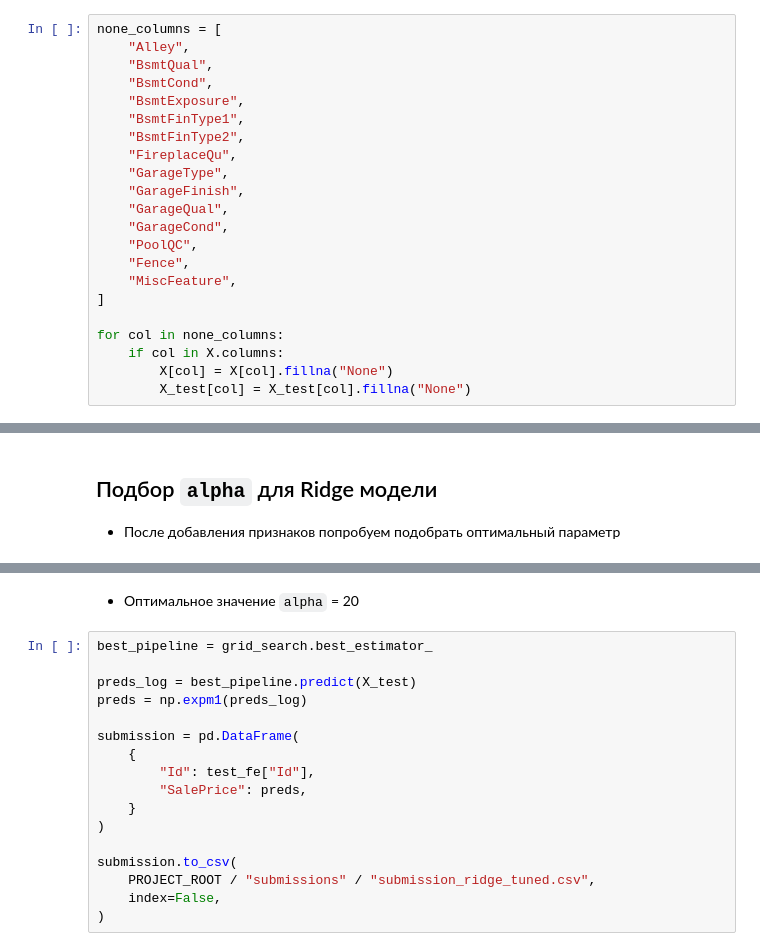
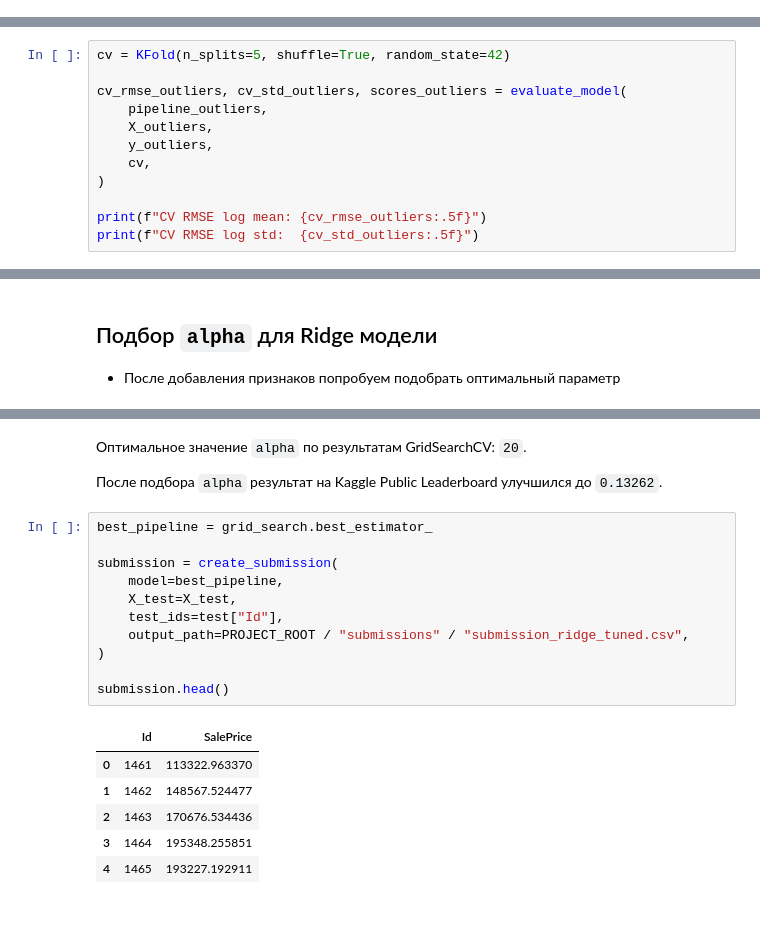
Before and after one commit to Tipok3465/house-prices-regression, a Jupyter notebook: notebooks/03_feature_engineering.ipynb, the cells around one changed output, grey strips where cells are left out. Cells and saved outputs as stored; diff of their text form; blank space fills up the shorter version.

```diff
--- a/notebooks/03_feature_engineering.ipynb
+++ b/notebooks/03_feature_engineering.ipynb
@@ -74,22 +138,0 @@ X_test = test_fe.drop(columns=["Id"])
-# %%
-none_columns = [
-    "Alley",
-    "BsmtQual",
-    "BsmtCond",
-    "BsmtExposure",
-    "BsmtFinType1",
-    "BsmtFinType2",
-    "FireplaceQu",
-    "GarageType",
-    "GarageFinish",
-    "GarageQual",
-    "GarageCond",
-    "PoolQC",
-    "Fence",
-    "MiscFeature",
-]
-
-for col in none_columns:
-    if col in X.columns:
-        X[col] = X[col].fillna("None")
-        X_test[col] = X_test[col].fillna("None")
@@ -222,0 +243,12 @@ CV RMSE log std:  0.03976
+# %%
+cv = KFold(n_splits=5, shuffle=True, random_state=42)
+
+cv_rmse_outliers, cv_std_outliers, scores_outliers = evaluate_model(
+    pipeline_outliers,
+    X_outliers,
+    y_outliers,
+    cv,
+)
+
+print(f"CV RMSE log mean: {cv_rmse_outliers:.5f}")
+print(f"CV RMSE log std:  {cv_std_outliers:.5f}")
@@ -306,19 +380,22 @@ Best CV RMSE: 0.14701917475686413
 # %% [markdown]
-+ Оптимальное значение `alpha` = 20
+Оптимальное значение `alpha` по результатам GridSearchCV: `20`.
+
+После подбора `alpha` результат на Kaggle Public Leaderboard улучшился до `0.13262`.
-# %%
-best_pipeline = grid_search.best_estimator_
-
-preds_log = best_pipeline.predict(X_test)
-preds = np.expm1(preds_log)
-
-submission = pd.DataFrame(
-    {
-        "Id": test_fe["Id"],
-        "SalePrice": preds,
-    }
-)
-
-submission.to_csv(
-    PROJECT_ROOT / "submissions" / "submission_ridge_tuned.csv",
-    index=False,
-)
+# %%
+best_pipeline = grid_search.best_estimator_
+
+submission = create_submission(
+    model=best_pipeline,
+    X_test=X_test,
+    test_ids=test["Id"],
+    output_path=PROJECT_ROOT / "submissions" / "submission_ridge_tuned.csv",
+)
+
+submission.head()
+# %% [output]
+|  | Id | SalePrice |
+| 0 | 1461 | 113322.963370 |
+| 1 | 1462 | 148567.524477 |
+| 2 | 1463 | 170676.534436 |
+| 3 | 1464 | 195348.255851 |
+| 4 | 1465 | 193227.192911 |
```
Also changed, not shown: parts of 32 cells of this notebook, 5 other files.
